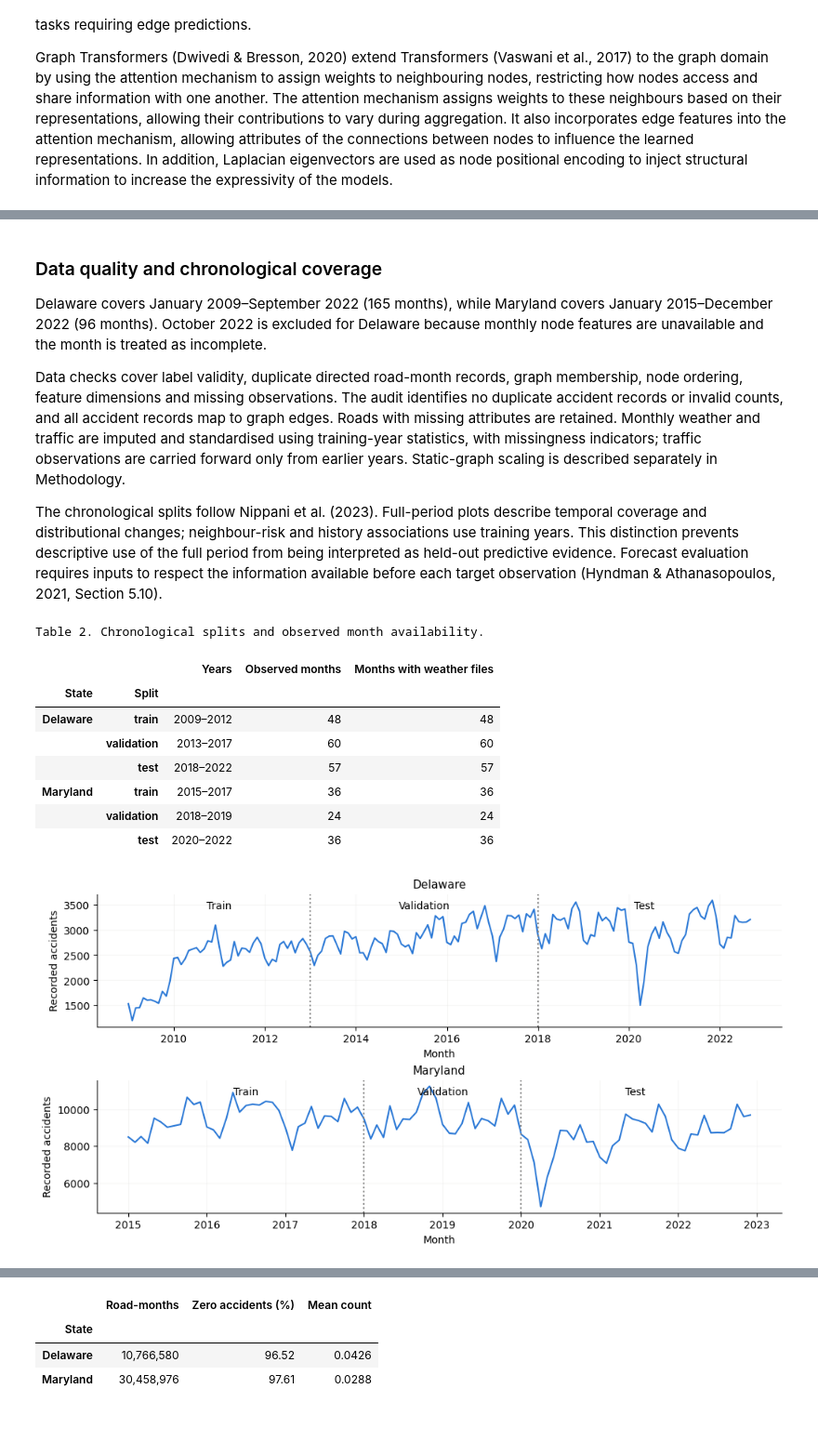
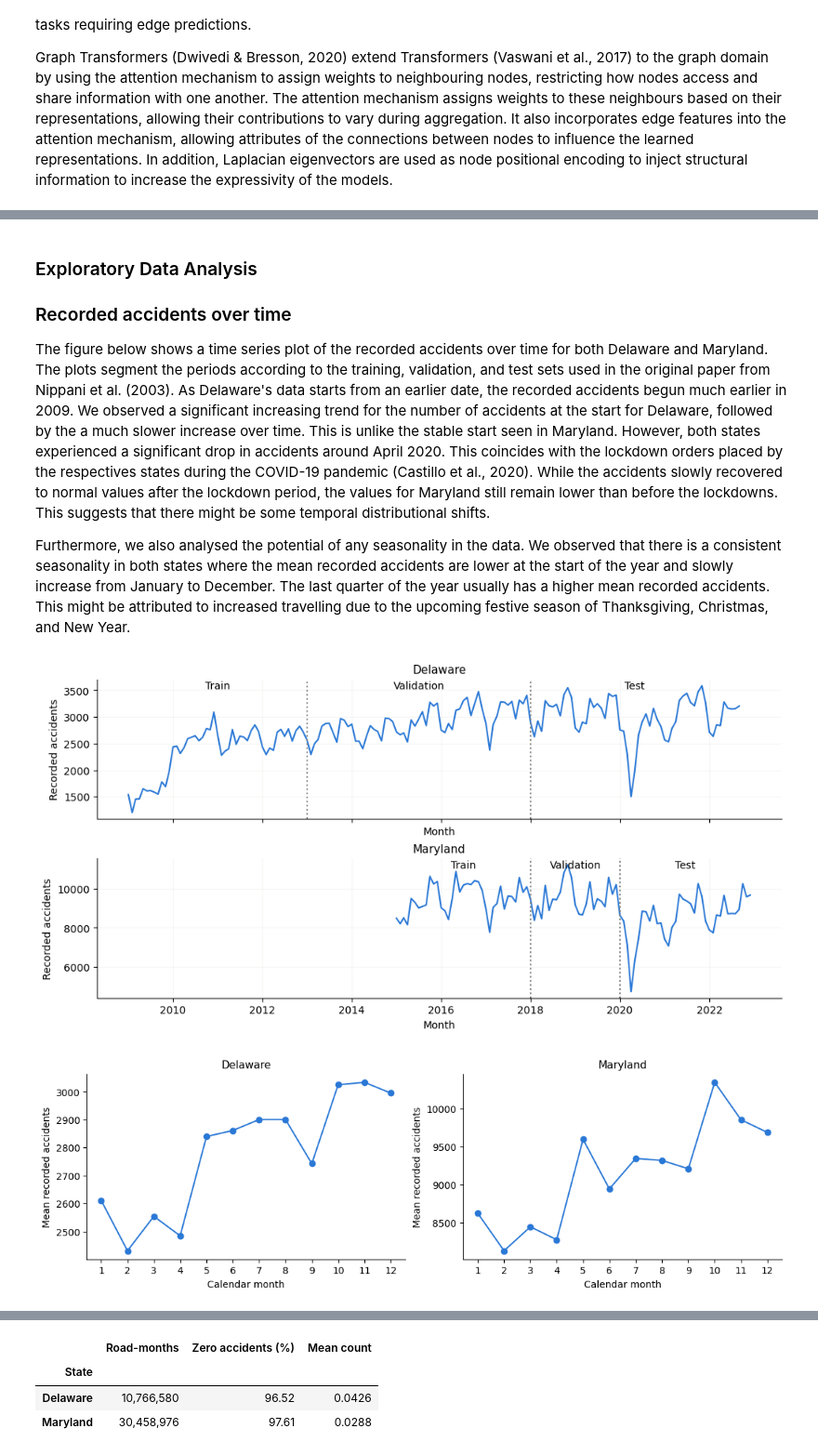
Before and after one commit to aaronteork/CS5284_GML, a Jupyter notebook: Final_Report.ipynb, the cells around one changed output, grey strips where cells are left out. Shown at 93% size. Drawn from its saved outputs; the diff is of its cells as text; code cells hidden in the pictures; blank space fills up the shorter version.

```diff
--- a/Final_Report.ipynb
+++ b/Final_Report.ipynb
@@ -128,25 +163,19 @@ Table 1. Dataset scope; traffic coverage is the share of physical roads with a f
 # %% [markdown]
-### Data quality and chronological coverage
+### Exploratory Data Analysis
 
-Delaware covers January 2009–September 2022 (165 months), while Maryland covers January 2015–December 2022 (96 months). October 2022 is excluded for Delaware because monthly node features are unavailable and the month is treated as incomplete.
+### Recorded accidents over time
 
-Data checks cover label validity, duplicate directed road-month records, graph membership, node ordering, feature dimensions and missing observations. The audit identifies no duplicate accident records or invalid counts, and all accident records map to graph edges. Roads with missing attributes are retained. Monthly weather and traffic are imputed and standardised using training-year statistics, with missingness indicators; traffic observations are carried forward only from earlier years. Static-graph scaling is described separately in Methodology.
+The figure below shows a time series plot of the recorded accidents over time for both Delaware and Maryland. The plots segment the periods according to the training, validation, and test sets used in the original paper from Nippani et al. (2003). As Delaware's data starts from an earlier date, the recorded accidents begun much earlier in 2009. We observed a significant increasing trend for the number of accidents at the start for Delaware, followed by the a much slower increase over time. This is unlike the stable start seen in Maryland. However, both states experienced a significant drop in accidents around April 2020. This coincides with the lockdown orders placed by the respectives states during the COVID-19 pandemic (Castillo et al., 2020). While the accidents slowly recovered to normal values after the lockdown period, the values for Maryland still remain lower than before the lockdowns. This suggests that there might be some temporal distributional shifts.
 
-The chronological splits follow Nippani et al. (2023). Full-period plots describe temporal coverage and distributional changes; neighbour-risk and history associations use training years. This distinction prevents descriptive use of the full period from being interpreted as held-out predictive evidence. Forecast evaluation requires inputs to respect the information available before each target observation (Hyndman & Athanasopoulos, 2021, Section 5.10).
+Furthermore, we also analysed the potential of any seasonality in the data. We observed that there is a consistent seasonality in both states where the mean recorded accidents are lower at the start of the year and slowly increase from January to December. The last quarter of the year usually has a higher mean recorded accidents. This might be attributed to increased travelling due to the upcoming festive season of Thanksgiving, Christmas, and New Year.
-# %%
-display(split_summary(data).style.set_caption('Table 2. Chronological splits and observed month availability.'))
-# %% [output]
-Table 2. Chronological splits and observed month availability.
-|  |  | Years | Observed months | Months with weather files |
-| State | Split |  |  |  |
-| Delaware | train | 2009–2012 | 48 | 48 |
-|  | validation | 2013–2017 | 60 | 60 |
-|  | test | 2018–2022 | 57 | 57 |
-| Maryland | train | 2015–2017 | 36 | 36 |
-|  | validation | 2018–2019 | 24 | 24 |
-|  | test | 2020–2022 | 36 | 36 |
 # %%
+from src.eda import plot_seasonality
+
 fig = plot_monthly_accidents(data)
 plt.show()
+
+fig = plot_seasonality(data)
+plt.show()
 # %% [output]
-[figure, old version]
+[figure, new version]
+[figure, added]
```
Also changed, not shown: parts of 18 cells of this notebook, 2 other files.
